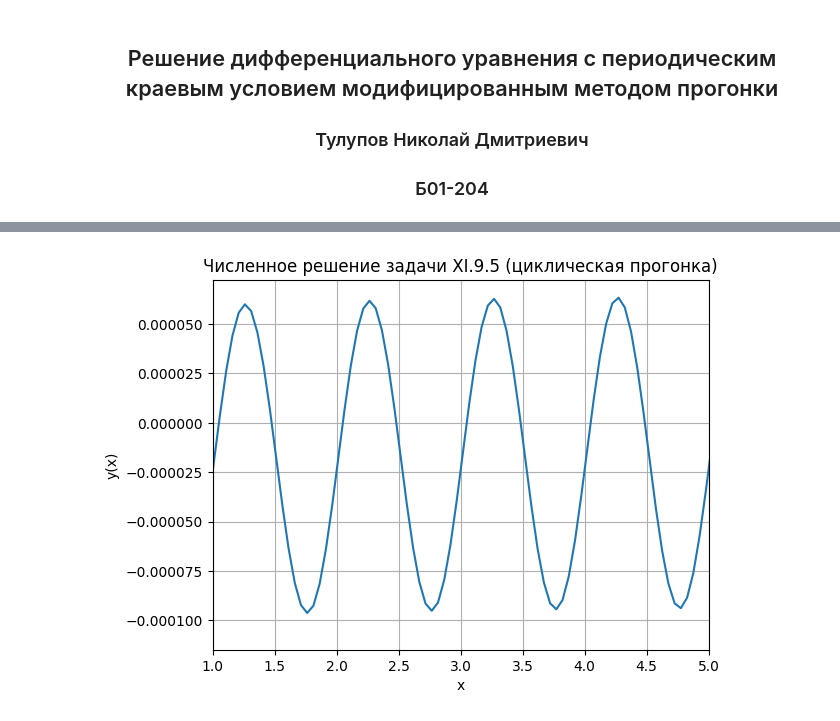
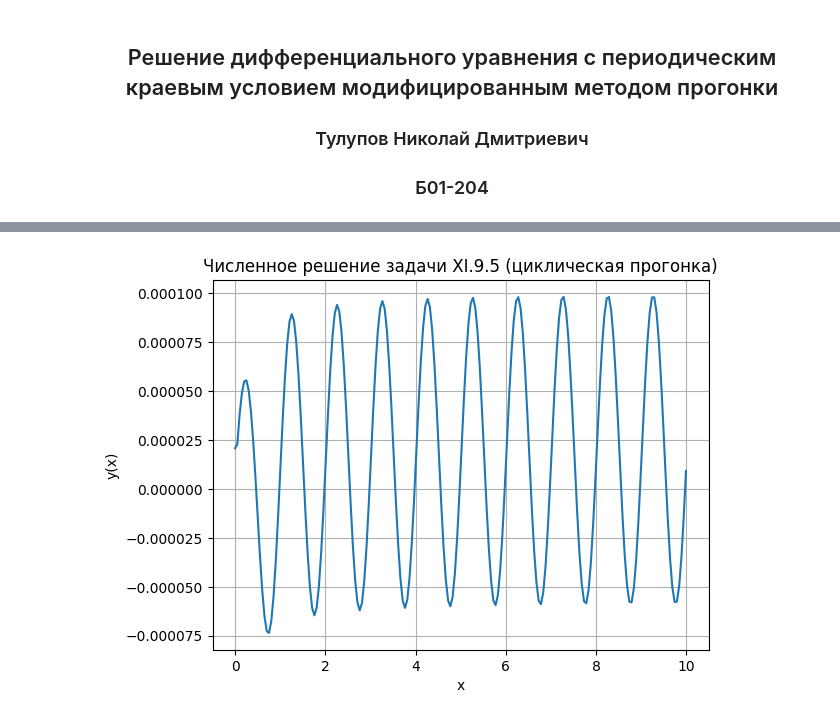
Before and after one commit to oncominglane/computational_mathematics, a Jupyter notebook: sem2/lab3/lab3.ipynb, the cells around one changed output, grey strips where cells are left out. Saved outputs shown, nothing was run; the diff lists cells and outputs as text; code cells hidden in the pictures.

```diff
--- a/sem2/lab3/lab3.ipynb
+++ b/sem2/lab3/lab3.ipynb
@@ -90,3 +90,9 @@ $$y_n = \alpha_n y_{n+1} + \beta_n.$$
 import numpy as np
 import matplotlib.pyplot as plt
 from math import pi
+# %%
+# Параметры задачи
+h = 0.005
+N = int(1 / h)
+x_start = 0
+x_finish = 1
@@ -151,11 +241,11 @@ plt.show()
 # %%
 # Построение графика
+x, y = periodic_thomas_algorithm(0, 10, 0.005)
 plt.plot(x, y)
-plt.xlim(1, 5)
 plt.title("Численное решение задачи XI.9.5 (циклическая прогонка)")
 plt.xlabel("x")
 plt.ylabel("y(x)")
 plt.grid(True)
 plt.show()
 # %% [output]
-[figure, old version]
+[figure, new version]
```
Also changed, not shown: parts of 8 cells of this notebook.
